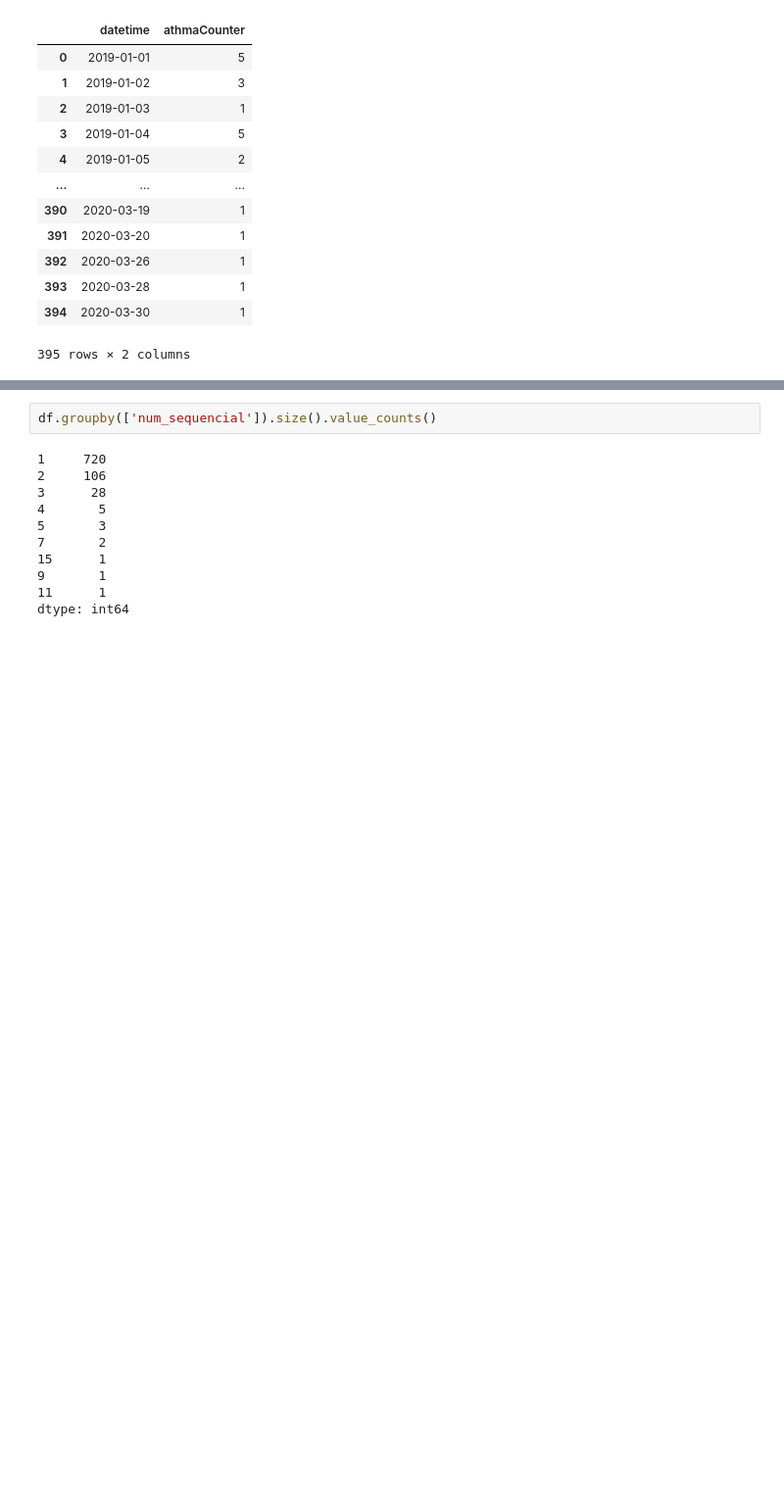
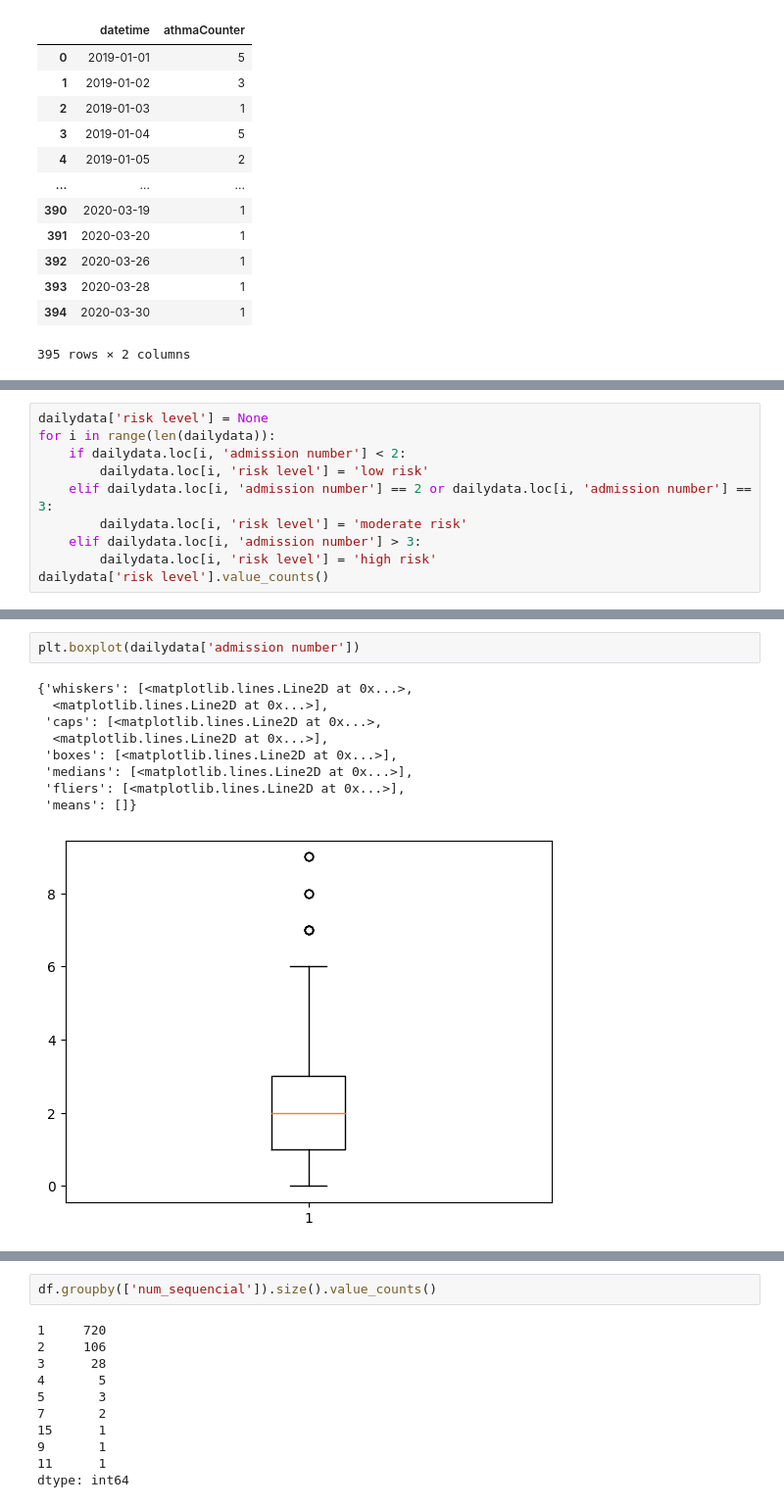
Before and after one commit to Zabyaaboaljadayel/Asthma_Alert, a Jupyter notebook: data cleaning and visualization.ipynb, the cells around one changed output, grey strips where cells are left out. Shown at 98% size. Saved outputs shown, nothing was run; the diff lists cells and outputs as text; blank space fills up the shorter version.

```diff
--- a/data cleaning and visualization.ipynb
+++ b/data cleaning and visualization.ipynb
@@ -76,0 +122,10 @@ datetime.date(2019, 1, 1)
+# %%
+dailydata['risk level'] = None
+for i in range(len(dailydata)):
+    if dailydata.loc[i, 'admission number'] < 2:
+        dailydata.loc[i, 'risk level'] = 'low risk'
+    elif dailydata.loc[i, 'admission number'] == 2 or dailydata.loc[i, 'admission number'] == 3:
+        dailydata.loc[i, 'risk level'] = 'moderate risk'
+    elif dailydata.loc[i, 'admission number'] > 3:
+        dailydata.loc[i, 'risk level'] = 'high risk'
+dailydata['risk level'].value_counts()
@@ -87,0 +150,12 @@ AttributeError: Can only use .dt accessor with datetimelike values
+# %%
+plt.boxplot(dailydata['admission number'])
+# %% [output]
+{'whiskers': [<matplotlib.lines.Line2D at 0x...>,
+  <matplotlib.lines.Line2D at 0x...>],
+ 'caps': [<matplotlib.lines.Line2D at 0x...>,
+  <matplotlib.lines.Line2D at 0x...>],
+ 'boxes': [<matplotlib.lines.Line2D at 0x...>],
+ 'medians': [<matplotlib.lines.Line2D at 0x...>],
+ 'fliers': [<matplotlib.lines.Line2D at 0x...>],
+ 'means': []}
+[figure, added]
```
Also changed, not shown: parts of 15 cells of this notebook, 3 other files.
